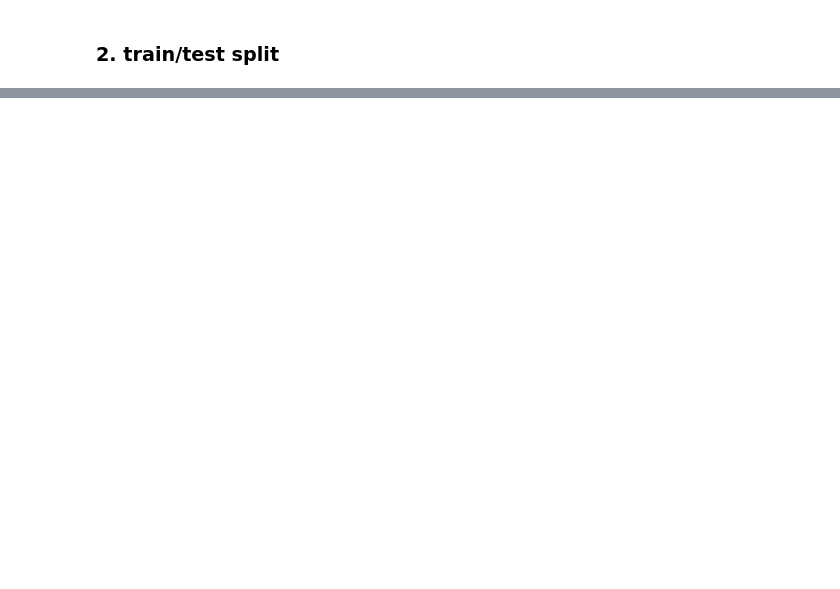
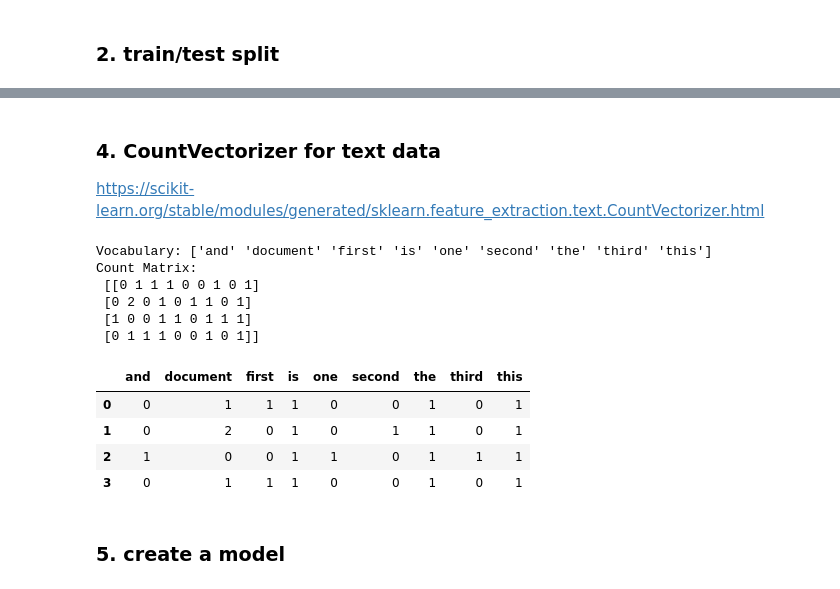
Before and after one commit to mgustineli/leetcode, a Jupyter notebook: notebooks/scikit-learn.ipynb, the cells around one changed output, grey strips where cells are left out. Saved outputs shown, nothing was run; the diff lists cells and outputs as text; code cells hidden in the pictures; blank space fills up the shorter version.

```diff
--- a/notebooks/scikit-learn.ipynb
+++ b/notebooks/scikit-learn.ipynb
@@ -89,0 +152,44 @@ X_train.shape, X_test.shape, y_train.shape, y_test.shape
+# %% [markdown]
+### 4. CountVectorizer for text data
+
+https://scikit-learn.org/stable/modules/generated/sklearn.feature_extraction.text.CountVectorizer.html
+# %%
+from sklearn.feature_extraction.text import CountVectorizer
+
+documents = [
+    "This is the first document.",
+    "This document is the second document.",
+    "And this is the third one.",
+    "Is this the first document?",
+]
+
+# Create a CountVectorizer object
+vectorizer = CountVectorizer()
+
+# Fit the vectorizer to the documents and transform them into a count matrix
+X_text = vectorizer.fit_transform(documents)
+
+# Get the feature names (vocabulary)
+feature_names = vectorizer.get_feature_names_out()
+
+# Print the vocabulary and the resulting sparse matrix
+print("Vocabulary:", feature_names)
+print("Count Matrix:\n", X_text.toarray())
+# %% [output]
+Vocabulary: ['and' 'document' 'first' 'is' 'one' 'second' 'the' 'third' 'this']
+Count Matrix:
+ [[0 1 1 1 0 0 1 0 1]
+ [0 2 0 1 0 1 1 0 1]
+ [1 0 0 1 1 0 1 1 1]
+ [0 1 1 1 0 0 1 0 1]]
+# %%
+df_text = pd.DataFrame(X_text.toarray(), columns=feature_names)
+df_text.head()
+# %% [output]
+|  | and | document | first | is | one | second | the | third | this |
+| 0 | 0 | 1 | 1 | 1 | 0 | 0 | 1 | 0 | 1 |
+| 1 | 0 | 2 | 0 | 1 | 0 | 1 | 1 | 0 | 1 |
+| 2 | 1 | 0 | 0 | 1 | 1 | 0 | 1 | 1 | 1 |
+| 3 | 0 | 1 | 1 | 1 | 0 | 0 | 1 | 0 | 1 |
+# %% [markdown]
+### 5. create a model
```
Also changed, not shown: parts of 27 cells of this notebook.
